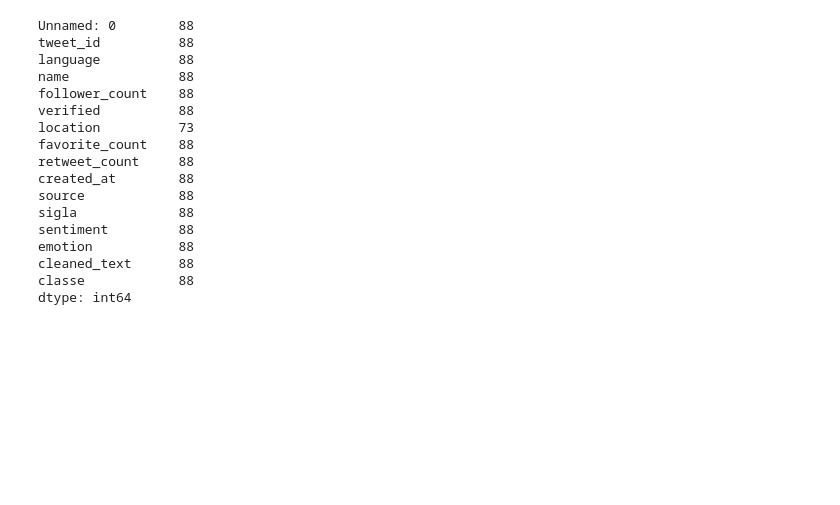
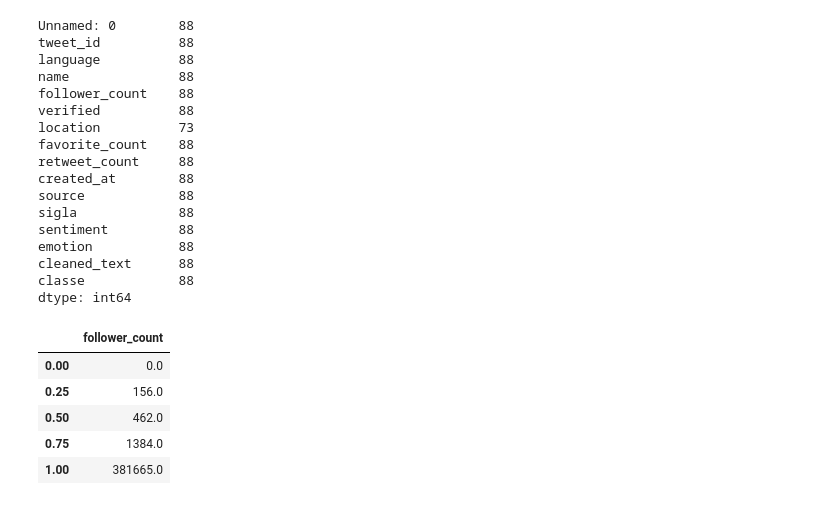
Before and after one commit to paolofesta/prove, a Jupyter notebook: TESI.ipynb, the cells around one changed output. Saved outputs shown, nothing was run; the diff lists cells and outputs as text; code cells hidden in the pictures; blank space fills up the shorter version.

```diff
--- a/TESI.ipynb
+++ b/TESI.ipynb
@@ -628,0 +631,10 @@ df1=pd.DataFrame(data=z)
+# %%
+quartili=pd.DataFrame(datasent['follower_count'].quantile(np.linspace(0.0,1.0,num=5)))
+quartili
+# %% [output]
+|  | follower_count |
+| 0.00 | 0.0 |
+| 0.25 | 156.0 |
+| 0.50 | 462.0 |
+| 0.75 | 1384.0 |
+| 1.00 | 381665.0 |
```
Also changed, not shown: parts of 4 cells of this notebook.
